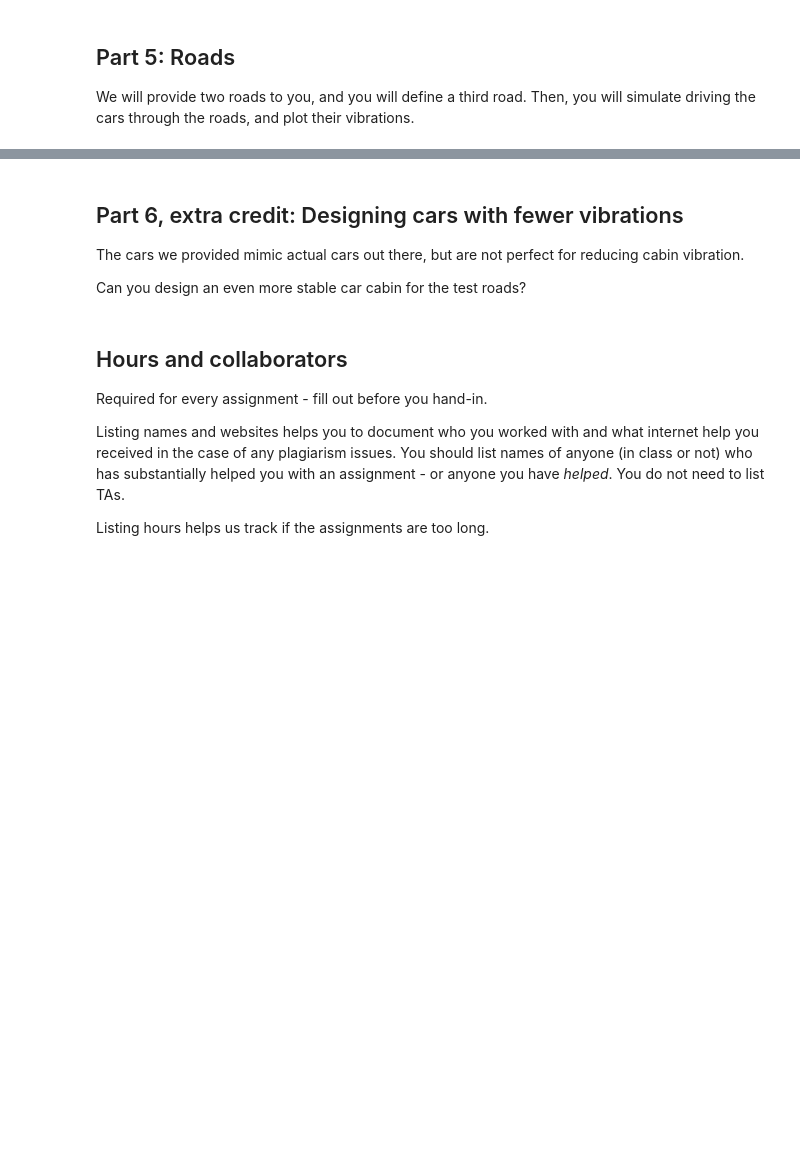
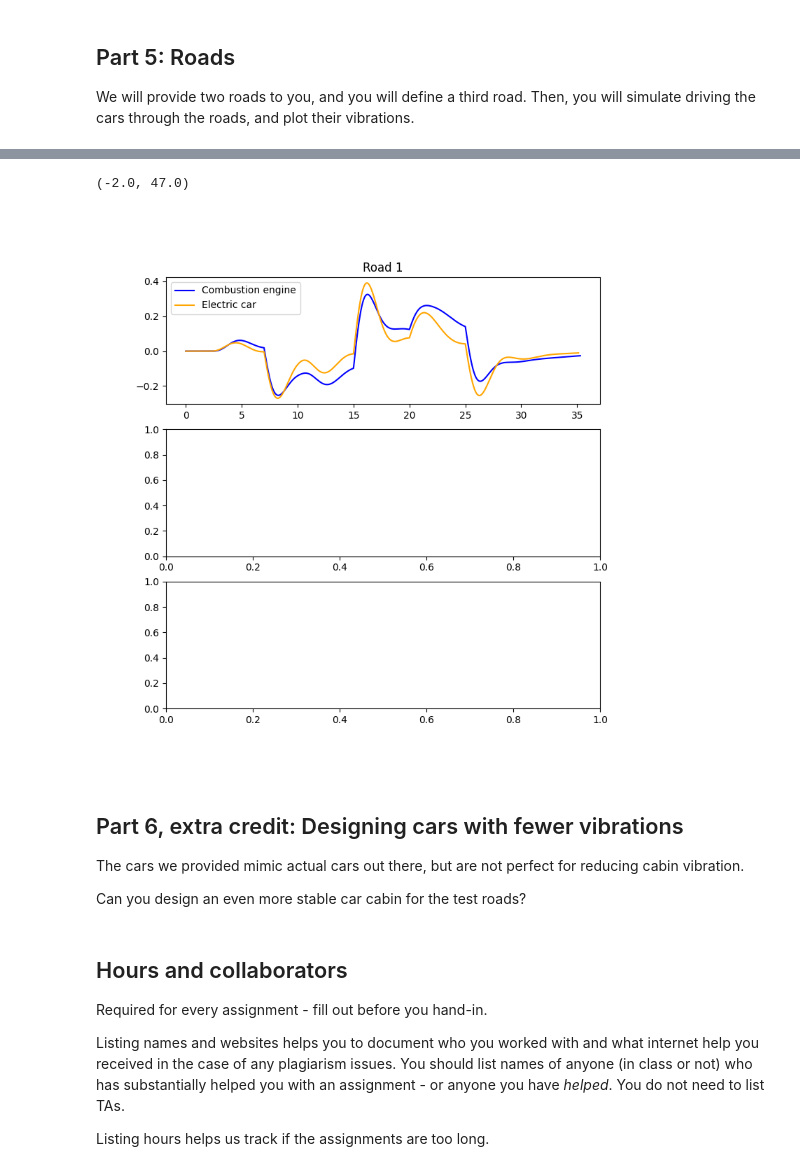
Before and after one commit to JPizzleDrizzle/JPIntroPythonProgramming, a Jupyter notebook: Week_6_classes/HW_3_classes_and_simulation.ipynb, the cells around one changed output, grey strips where cells are left out. Cells and saved outputs as stored; diff of their text form; code cells hidden in the pictures; blank space fills up the shorter version.

```diff
--- a/Week_6_classes/HW_3_classes_and_simulation.ipynb
+++ b/Week_6_classes/HW_3_classes_and_simulation.ipynb
@@ -923,7 +1024,33 @@ plt.show()
 # %%
 # GUIDES: Make a 3x1 plot showing the cars' vibrations going down each road. Each plot should be its own road,
 # with two lines: one per car. Label each plot and each line.
-fig_vib3, axs_vib3 = (..., ...)
+fig_vib3, axs_vib3 = plt.subplots(3, 1, figsize=(8, 8))
+
+# Road 1
+rd1_combustion_model_output = combustion_car_model.simulate(velocity=10, dt=4, x_r=X_r_test_1, y_r=Y_r_test_1)
+rd1_electric_model_output = electric_car_model.simulate(velocity=10, dt=4, x_r=X_r_test_1, y_r=Y_r_test_1)
+
+rd1_combustion_vibs = rd1_combustion_model_output.sprung_mass_displacement(combustion_car_model)
+rd1_electric_vibs = rd1_electric_model_output.sprung_mass_displacement(electric_car_model)
+
+axs_vib3[0].plot(rd1_combustion_model_output.time * 10, rd1_combustion_vibs, color="blue", label="Combustion engine")
+axs_vib3[0].plot(rd1_electric_model_output.time * 10, rd1_electric_vibs, color="orange", label="Electric car")
+axs_vib3[0].set_title("Road 1")
+axs_vib3[0].legend(loc="upper left")
+
+
+axs_vib2[0].plot(stretch_model_output.time * 10, unbroken_vals)
+axs_vib2[0].set_title("Fixed simulation")
+axs_vib2[0].set_ylim(-1, 1)
+axs_vib2[0].set_xlim(-2, 47)
+
+axs_vib2[1].plot(broken_model_output.time * 10, broken_vals)
+axs_vib2[1].set_title("Broken simulation")
+axs_vib2[1].set_ylim(-1, 1)
+axs_vib2[1].set_xlim(-2, 47)
+# %% [output]
+(-2.0, 47.0)
+[figure, added]
 # %%
 grader.check("cars_roads")
 # %% [markdown]
```
Also changed, not shown: parts of 12 cells of this notebook, 1 other file.
